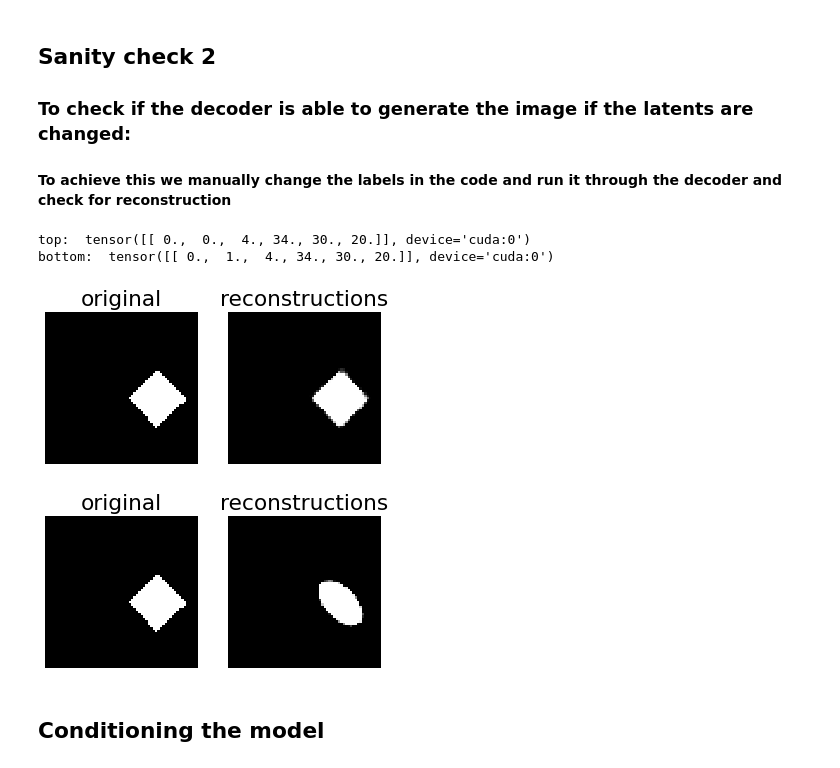
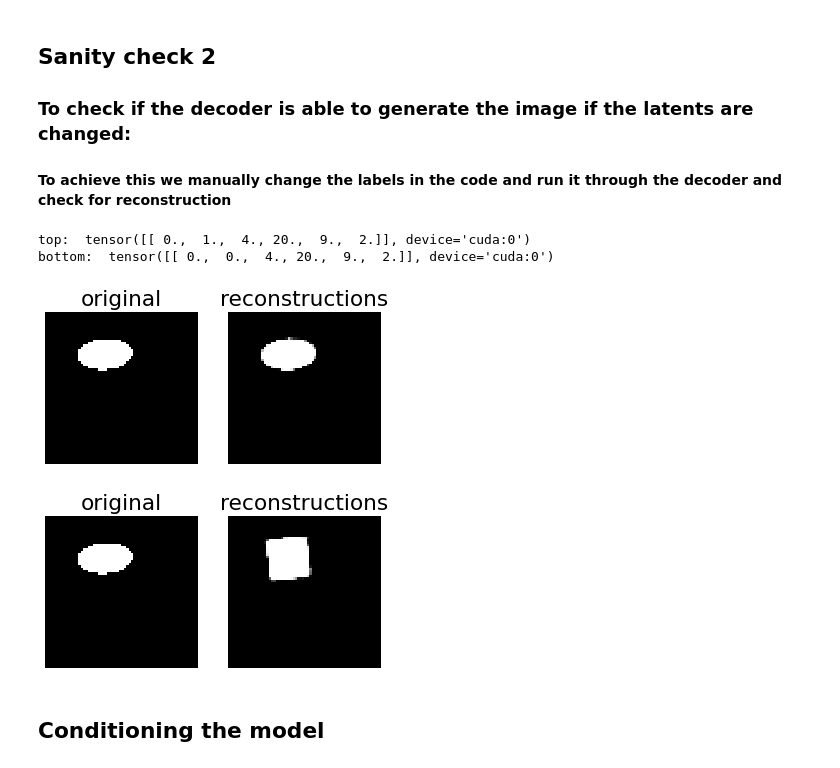
Before and after one commit to Jingciii/Causal-Modeling_VAE, a Jupyter notebook: notebook/causal_vae_dsprites.ipynb, the cells around one changed output. Drawn from its saved outputs; the diff is of its cells as text; code cells hidden in the pictures.

```diff
--- a/notebook/causal_vae_dsprites.ipynb
+++ b/notebook/causal_vae_dsprites.ipynb
@@ -282,7 +394,7 @@ def setup_data_loaders(train_x, test_x, train_y, test_y, batch_size=128, use_cud
 # Load Dataset
 # %%
 dataset_zip = np.load(
-    '/content/gdrive/My Drive/dsprites_ndarray_co1sh3sc6or40x32y32_64x64.npz',
+    '/content/gdrive/My Drive/data-science/causal-ml/projects/dsprites-dataset/dsprites_ndarray_co1sh3sc6or40x32y32_64x64.npz',
     encoding = 'bytes',
     allow_pickle=True
 )
@@ -299,15 +411,15 @@ imgs_sampled = imgs[indices_sampled]
 labels_sampled = labels[indices_sampled]
 
 data_loaders = setup_data_loaders(
-    imgs_sampled[1000:],
-    imgs_sampled[:1000],
-    labels_sampled[1000:],
-    labels_sampled[:1000],
-    batch_size=256,
-    use_cuda=USE_CUDA
+   imgs_sampled[1000:],
+   imgs_sampled[:1000],
+   labels_sampled[1000:],
+   labels_sampled[:1000],
+   batch_size=256,
+   use_cuda=USE_CUDA
 )
 # %%
-def train(svi, train_loader, use_cuda=False):
+def train(svi, train_loader, use_cuda=True):
 	# initialize loss accumulator
 	epoch_loss = 0.
 	# do a training epoch over each mini-batch x returned
@@ -322,9 +434,9 @@ def train(svi, train_loader, use_cuda=False):
 	# return epoch loss
 	normalizer_train = len(train_loader.dataset)
 	total_epoch_loss_train = epoch_loss / normalizer_train
-	return total_epoch_loss_train
+	return epoch_loss,total_epoch_loss_train
 
-def evaluate(svi, test_loader, use_cuda=False):
+def evaluate(svi, test_loader, use_cuda=True):
 	# initialize loss accumulator
 	test_loss = 0.
 	# compute the loss over the entire test set
@@ -366,12 +478,16 @@ svi = SVI(vae.model, vae.guide, optimizer, loss=Trace_ELBO())
 
 train_elbo = []
 test_elbo = []
+epoch_loss = []
 # training loop
 
 VERBOSE = True
 pbar = tqdm(range(NUM_EPOCHS))
 for epoch in pbar:
-    total_epoch_loss_train = train(svi, data_loaders["train"], use_cuda=USE_CUDA)
+    a, b = train(svi, data_loaders["train"], use_cuda=USE_CUDA)
+    epoch_loss.append(a)
+    total_epoch_loss_train =b
+    #total_epoch_loss_train = train(svi, data_loaders["train"], use_cuda=USE_CUDA)[1]
     train_elbo.append(-total_epoch_loss_train)
     if VERBOSE:
         print("[epoch %03d]  average training loss: %.4f" % (epoch, total_epoch_loss_train))
@@ -411,5 +525,5 @@ torch.save(vae.state_dict(), network_path)
 # %%
-network_path = "/content/gdrive/My Drive/causalvae/trained_model.save"
+network_path = "/content/gdrive/My Drive/data-science/causal-ml/projects/trained_model_v3.save"
 
 vae=CVAE(use_cuda=USE_CUDA)
 vae.load_state_dict(torch.load(network_path))
@@ -836,25 +945,25 @@ tensor([[0., 1., 1., 7., 3., 8.]], device='cuda:0')
 # %%
 original, y_original = get_specific_data(cuda=True)
 print('top: ',y_original)
-mu, sigma = vae.encoder.forward(original,vae.remap_y(y_original))
+mu, sigma = vae.encoder_z.forward(original,vae.remap_y(y_original))
 B = 100
 zs = torch.cat([dist.Normal(mu.cpu(), sigma.cpu()).sample() for a in range(B)], 0)
 ys = torch.cat([vae.remap_y(y_original) for a in range(B)], 0)
 rs = vae.decoder.forward(zs.cuda(), ys).detach()
 compare_to_density(original,rs)
 
 y_new = torch.tensor(y_original)
 y_new[0,1] = (y_original[0,1] + 1) % 2
 print('bottom: ', y_new)
 zs = torch.cat([dist.Normal(mu.cpu(), sigma.cpu()).sample() for a in range(B)], 0)
 ys = torch.cat([vae.remap_y(y_new) for a in range(B)], 0)
 rs = vae.decoder.forward(zs.cuda(), ys).detach()
 compare_to_density(original,rs)
 # %% [output]
-top:  tensor([[ 0.,  0.,  4., 34., 30., 20.]], device='cuda:0')
-bottom:  tensor([[ 0.,  1.,  4., 34., 30., 20.]], device='cuda:0')
+top:  tensor([[ 0.,  1.,  4., 20.,  9.,  2.]], device='cuda:0')
+bottom:  tensor([[ 0.,  0.,  4., 20.,  9.,  2.]], device='cuda:0')
-[figure, old version]
+[figure, new version]
-[figure, old version]
+[figure, new version]
 # %% [markdown]
 ## Conditioning the model
 # %%
```
Also changed, not shown: parts of 65 cells of this notebook.
